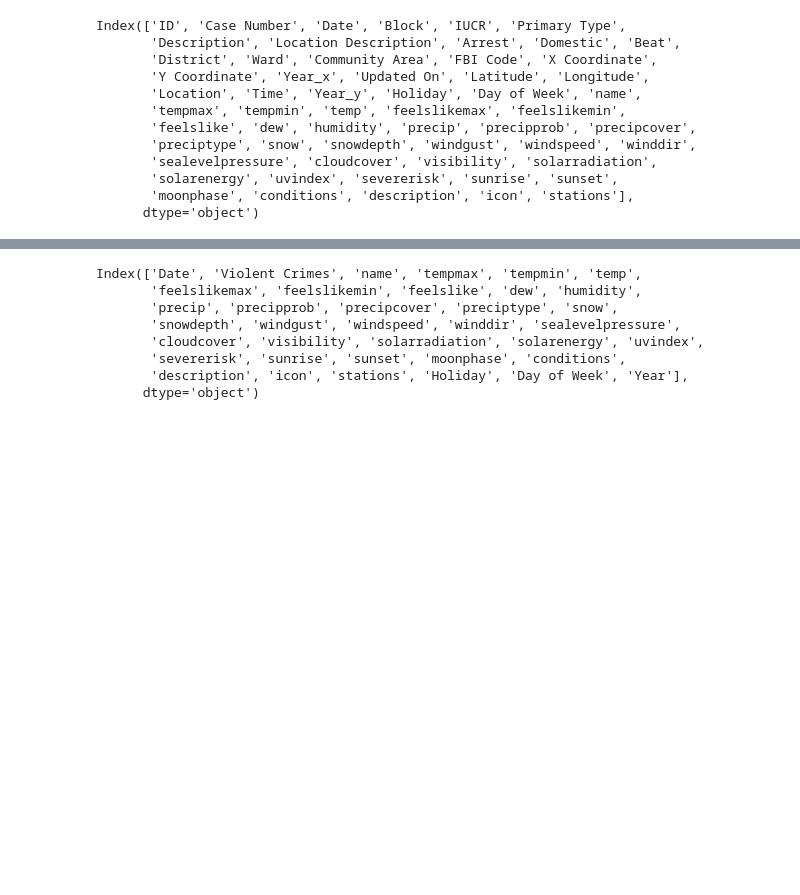
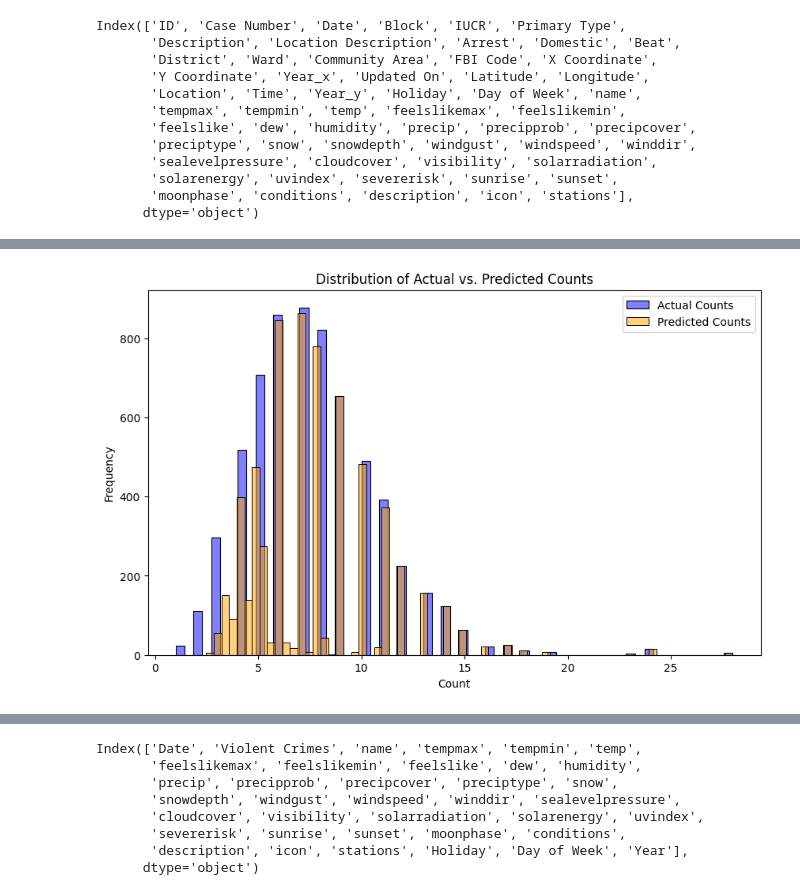
Before and after one commit to joshc2/CrimeCompetition, a Jupyter notebook: Clinton_study.ipynb, the cells around one changed output, grey strips where cells are left out. Drawn from its saved outputs; the diff is of its cells as text; code cells hidden in the pictures; blank space fills up the shorter version.

```diff
--- a/Clinton_study.ipynb
+++ b/Clinton_study.ipynb
@@ -266,0 +267,12 @@ ValueError: could not convert string to float: 'Chicago,United States'
+# %%
+import seaborn as sns
+plt.figure(figsize=(10, 6))
+sns.histplot(y_test, color='blue', alpha=0.5, label='Actual Counts')
+sns.histplot(y_pred, color='orange', alpha=0.5, label='Predicted Counts')
+plt.title('Distribution of Actual vs. Predicted Counts')
+plt.xlabel('Count')
+plt.ylabel('Frequency')
+plt.legend()
+plt.show()
+# %% [output]
+[figure, added]
```
Also changed, not shown: parts of 4 cells of this notebook, 1 other file.
